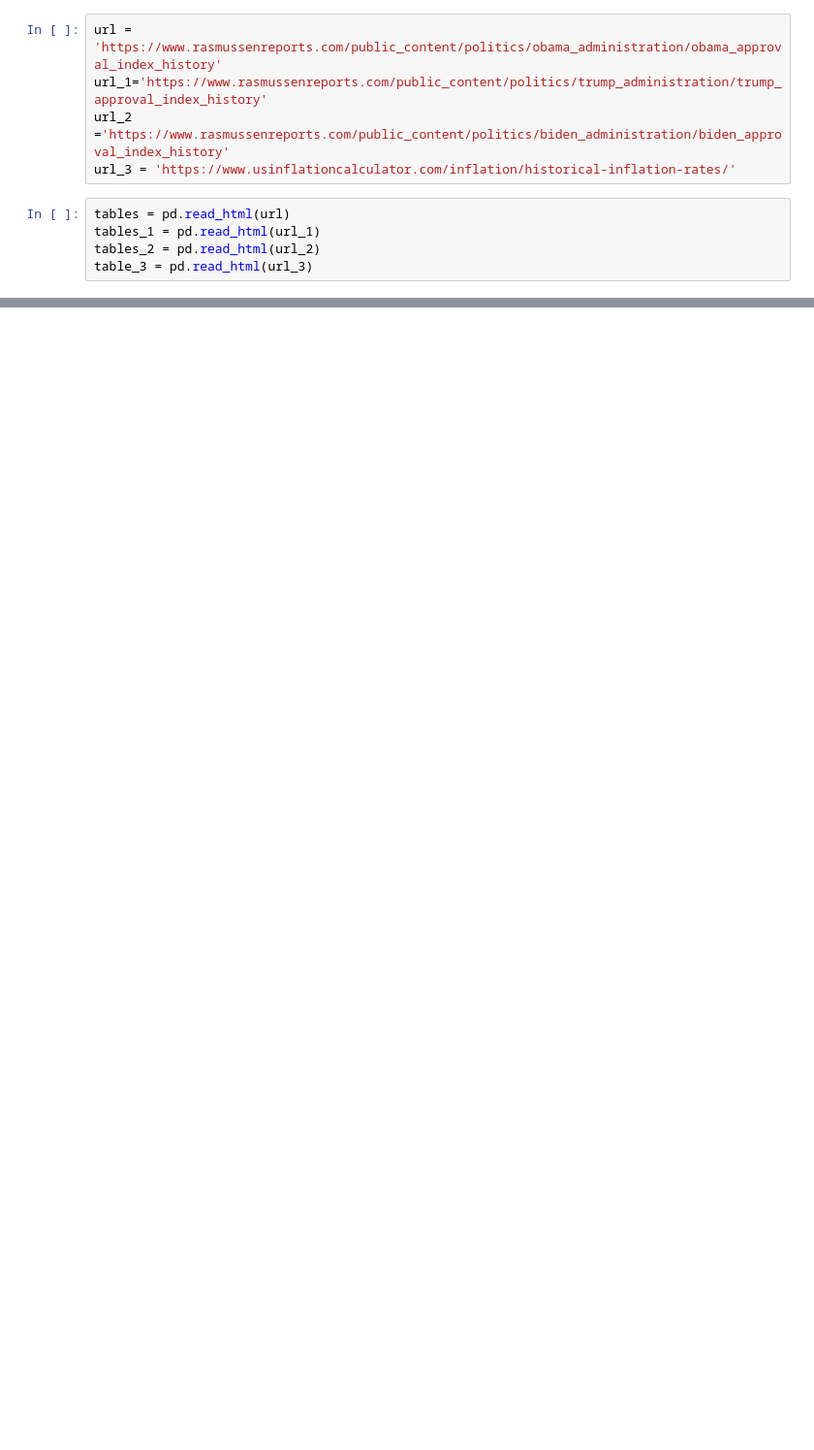
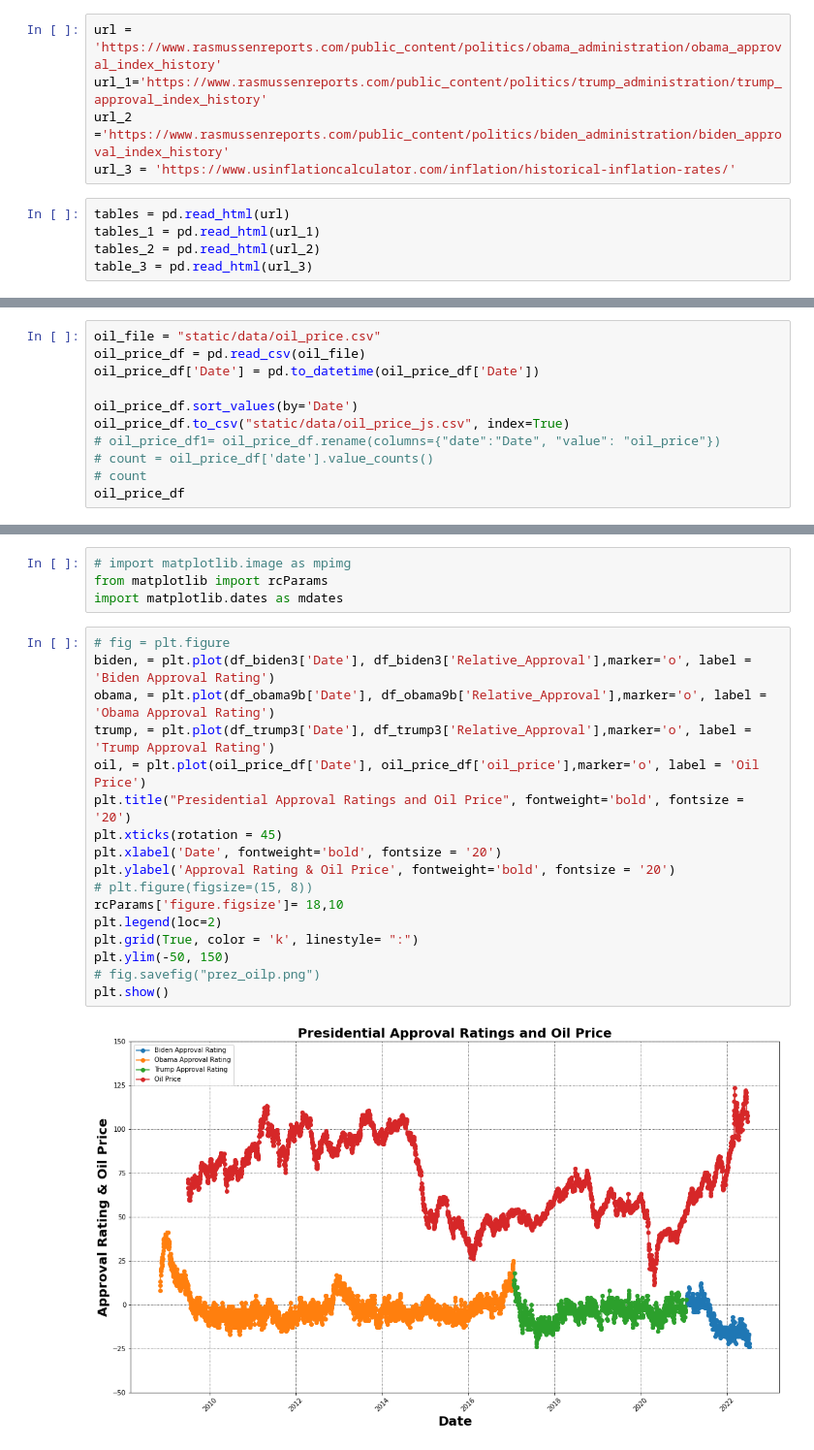
Before and after one commit to jlloydgsu10/Team-Project-3, a Jupyter notebook: code/Web_scrp1.ipynb, the cells around one changed output, grey strips where cells are left out. Shown at 97% size. Saved outputs shown, nothing was run; the diff lists cells and outputs as text; blank space fills up the shorter version.

```diff
--- a/code/Web_scrp1.ipynb
+++ b/code/Web_scrp1.ipynb
@@ -172,0 +220,11 @@ df_trump3
+# %%
+oil_file = "static/data/oil_price.csv"
+oil_price_df = pd.read_csv(oil_file)
+oil_price_df['Date'] = pd.to_datetime(oil_price_df['Date'])
+
+oil_price_df.sort_values(by='Date')
+oil_price_df.to_csv("static/data/oil_price_js.csv", index=True)
+# oil_price_df1= oil_price_df.rename(columns={"date":"Date", "value": "oil_price"})
+# count = oil_price_df['date'].value_counts()
+# count
+oil_price_df
@@ -172,0 +245,23 @@ df_trump3
+# %%
+# import matplotlib.image as mpimg
+from matplotlib import rcParams
+import matplotlib.dates as mdates
+# %%
+# fig = plt.figure
+biden, = plt.plot(df_biden3['Date'], df_biden3['Relative_Approval'],marker='o', label = 'Biden Approval Rating')
+obama, = plt.plot(df_obama9b['Date'], df_obama9b['Relative_Approval'],marker='o', label = 'Obama Approval Rating')
+trump, = plt.plot(df_trump3['Date'], df_trump3['Relative_Approval'],marker='o', label = 'Trump Approval Rating')
+oil, = plt.plot(oil_price_df['Date'], oil_price_df['oil_price'],marker='o', label = 'Oil Price')
+plt.title("Presidential Approval Ratings and Oil Price", fontweight='bold', fontsize = '20')
+plt.xticks(rotation = 45)
+plt.xlabel('Date', fontweight='bold', fontsize = '20')
+plt.ylabel('Approval Rating & Oil Price', fontweight='bold', fontsize = '20')
+# plt.figure(figsize=(15, 8))
+rcParams['figure.figsize']= 18,10
+plt.legend(loc=2)
+plt.grid(True, color = 'k', linestyle= ":")
+plt.ylim(-50, 150)
+# fig.savefig("prez_oilp.png")
+plt.show()
+# %% [output]
+[figure, added]
```
Also changed, not shown: parts of 10 cells of this notebook, 12 other files.
